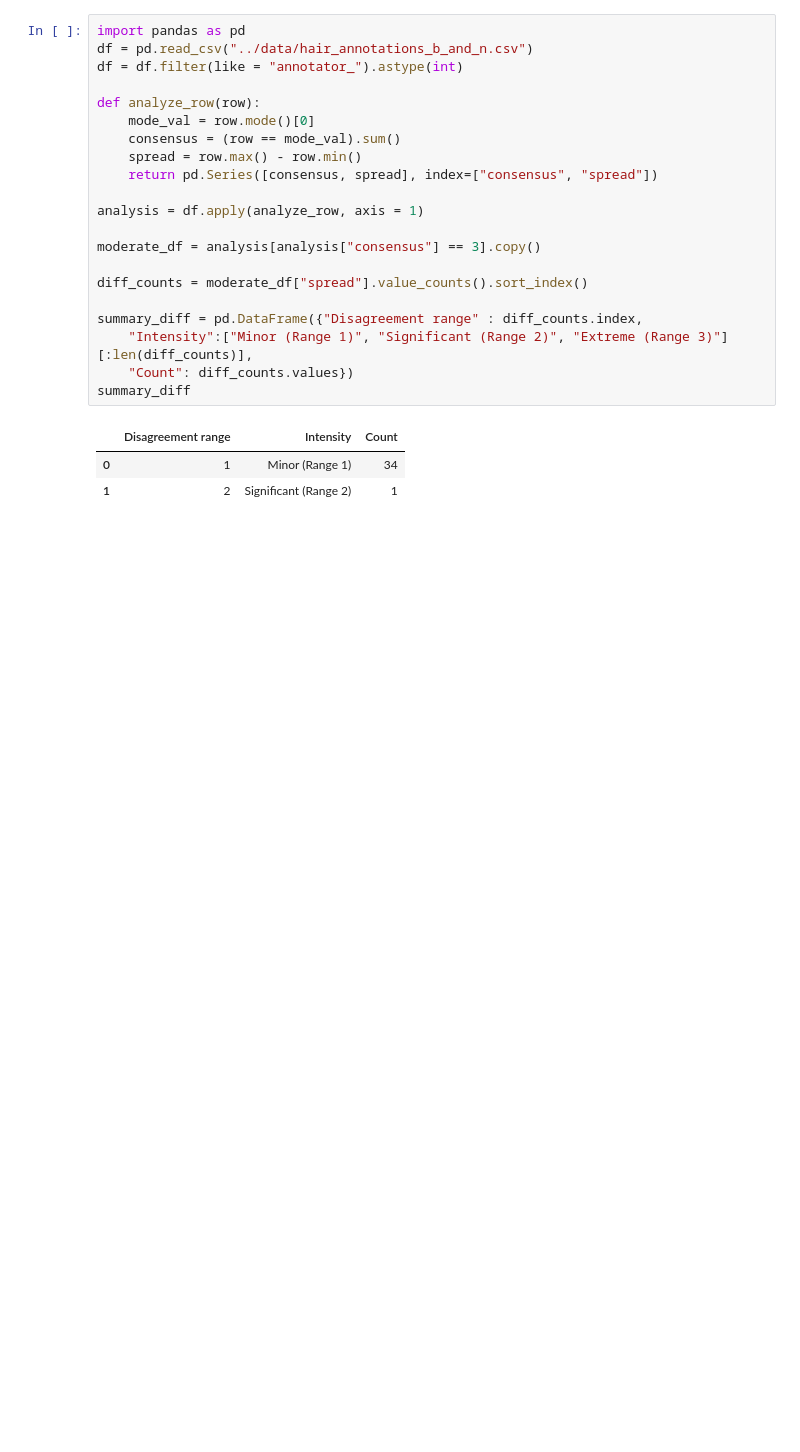
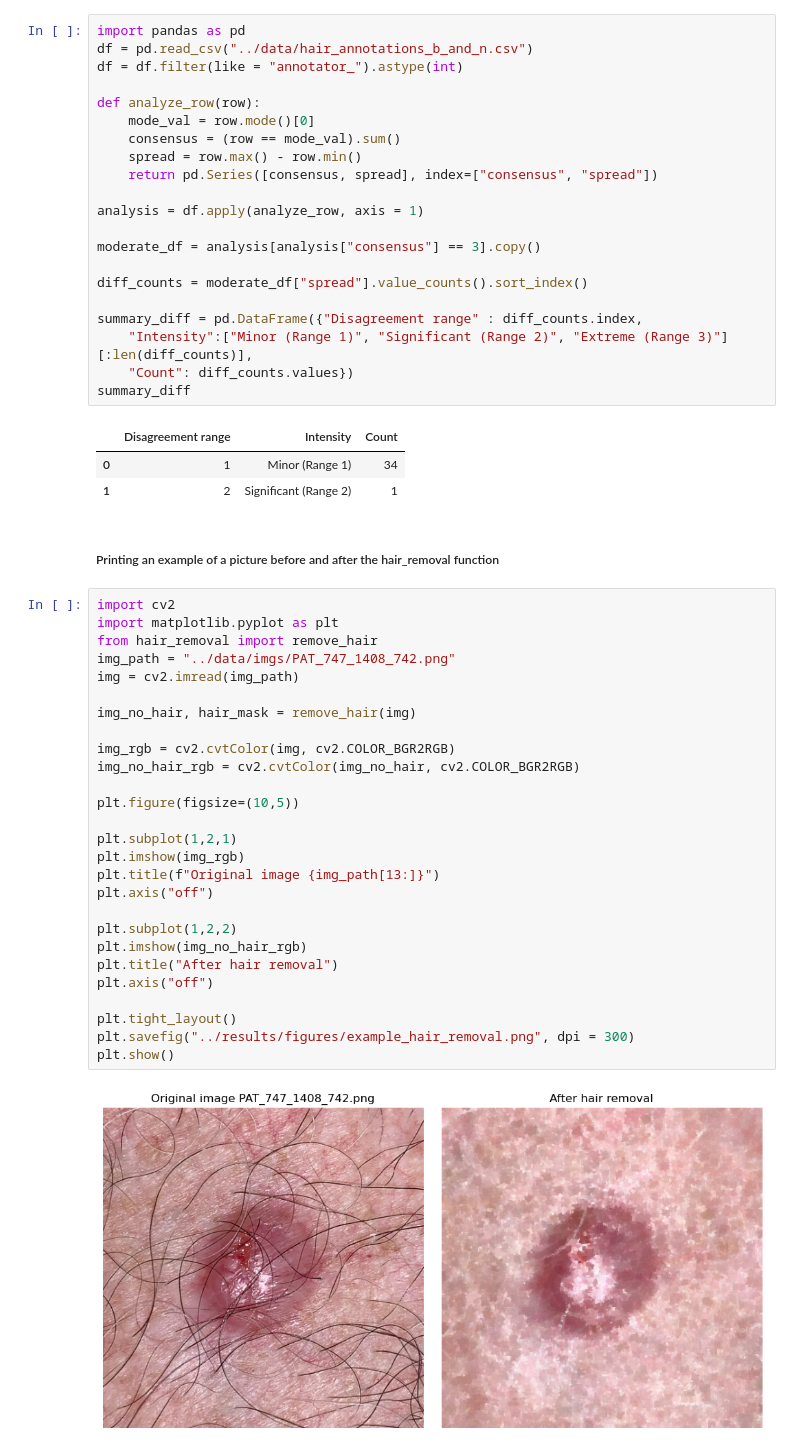
Before and after one commit to tmit-itu/2026-PDS-Elephant, a Jupyter notebook: src/hair_annotations.ipynb, the cells around one changed output. Saved outputs shown, nothing was run; the diff lists cells and outputs as text; blank space fills up the shorter version.

```diff
--- a/src/hair_annotations.ipynb
+++ b/src/hair_annotations.ipynb
@@ -160,3 +160,34 @@ summary_diff
 |  | Disagreement range | Intensity | Count |
 | 0 | 1 | Minor (Range 1) | 34 |
 | 1 | 2 | Significant (Range 2) | 1 |
+# %% [markdown]
+##### Printing an example of a picture before and after the hair_removal function
+# %%
+import cv2
+import matplotlib.pyplot as plt
+from hair_removal import remove_hair
+img_path = "../data/imgs/PAT_747_1408_742.png"
+img = cv2.imread(img_path)
+
+img_no_hair, hair_mask = remove_hair(img)
+
+img_rgb = cv2.cvtColor(img, cv2.COLOR_BGR2RGB)
+img_no_hair_rgb = cv2.cvtColor(img_no_hair, cv2.COLOR_BGR2RGB)
+
+plt.figure(figsize=(10,5))
+
+plt.subplot(1,2,1)
+plt.imshow(img_rgb)
+plt.title(f"Original image {img_path[13:]}")
+plt.axis("off")
+
+plt.subplot(1,2,2)
+plt.imshow(img_no_hair_rgb)
+plt.title("After hair removal")
+plt.axis("off")
+
+plt.tight_layout()
+plt.savefig("../results/figures/example_hair_removal.png", dpi = 300)
+plt.show()
+# %% [output]
+[figure, added]
```
Also changed, not shown: 3 other files.
